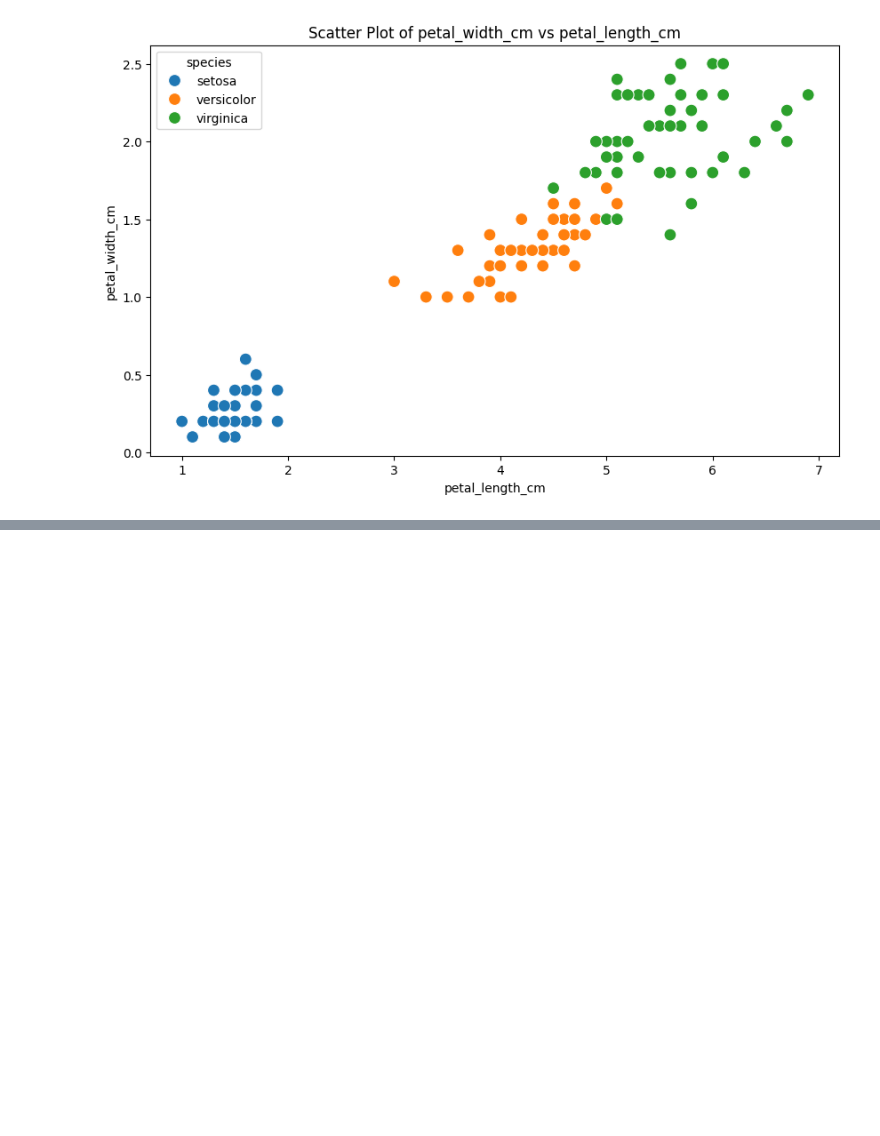
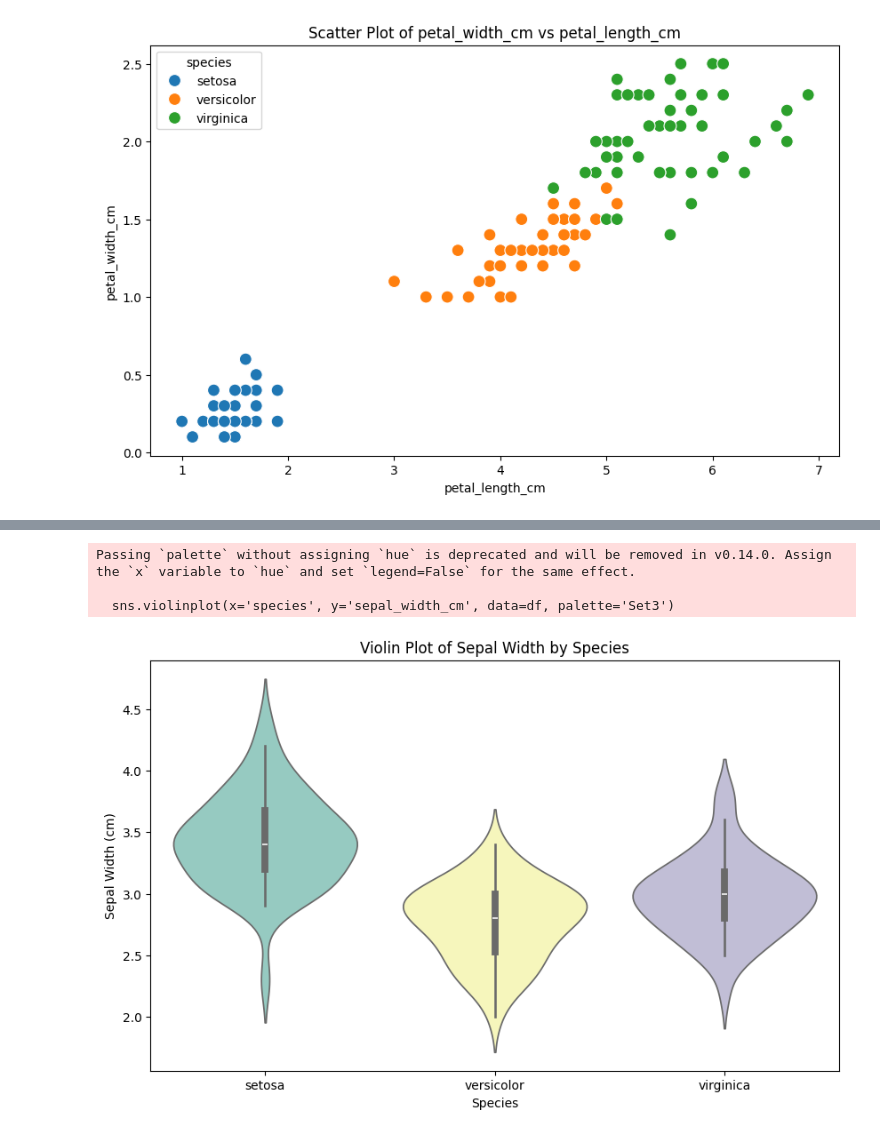
Before and after one commit to rahul8879/data_science_evng, a Jupyter notebook: 02_Data_analysis/03_1eda.ipynb, the cells around one changed output, grey strips where cells are left out. Saved outputs shown, nothing was run; the diff lists cells and outputs as text; code cells hidden in the pictures; blank space fills up the shorter version.

```diff
--- a/02_Data_analysis/03_1eda.ipynb
+++ b/02_Data_analysis/03_1eda.ipynb
@@ -184,0 +221,13 @@ Scatter Plot Analysis for petal_width_cm vs petal_length_cm colored by species
+# %%
+# volian plot
+plt.figure(figsize=(10, 6))
+sns.violinplot(x='species', y='sepal_width_cm', data=df, palette='Set3')
+plt.title('Violin Plot of Sepal Width by Species')
+plt.xlabel('Species')
+plt.ylabel('Sepal Width (cm)')
+plt.show()
+# %% [output]
+Passing `palette` without assigning `hue` is deprecated and will be removed in v0.14.0. Assign the `x` variable to `hue` and set `legend=False` for the same effect.
+
+  sns.violinplot(x='species', y='sepal_width_cm', data=df, palette='Set3')
+[figure, added]
```
Also changed, not shown: parts of 4 cells of this notebook, 1 other file.
